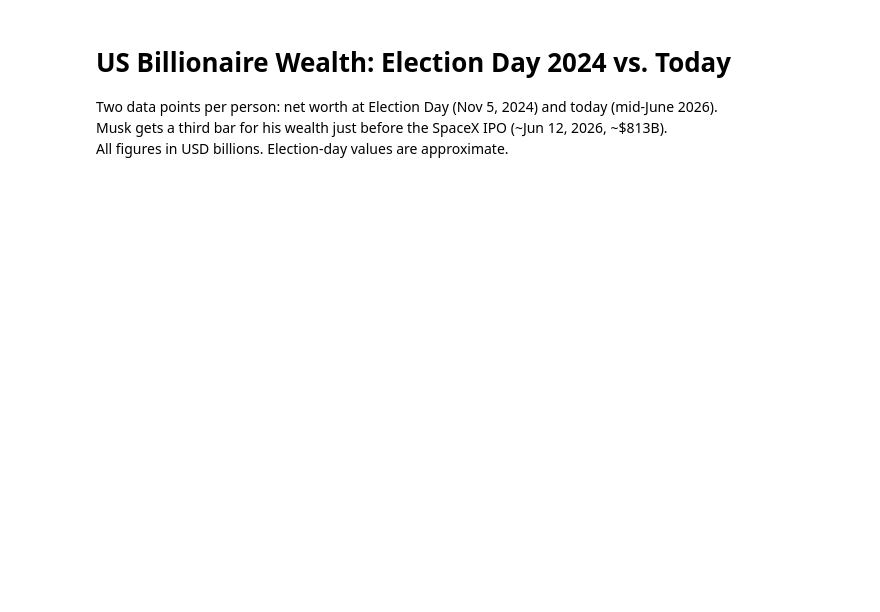
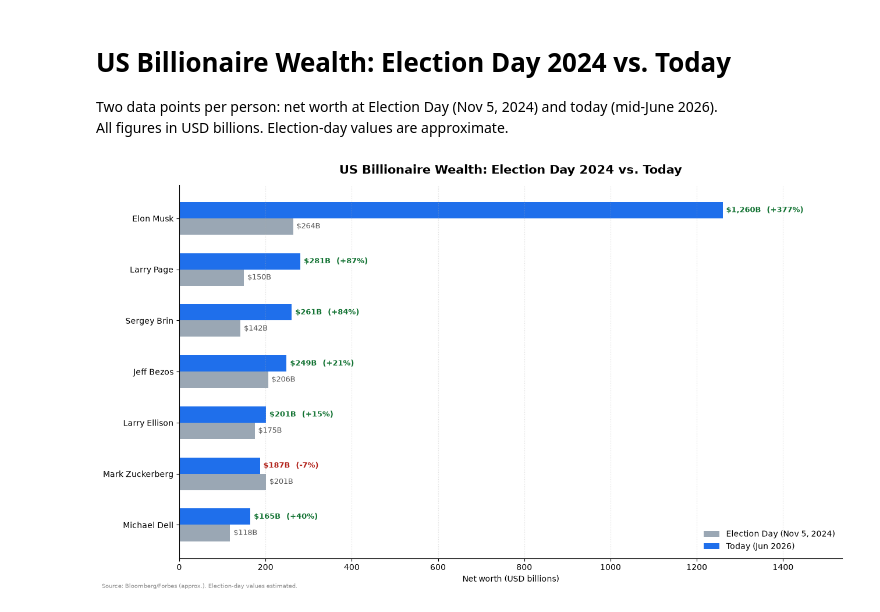
Before and after one commit to Zekda96/social-figures, a Jupyter notebook: billionaire_wealth_chart_v1.ipynb, the cells around one changed output. Cells and saved outputs as stored; diff of their text form; code cells hidden in the pictures; blank space fills up the shorter version.

Commit message:
Fix versioning: v1 is two-bar chart, v2 adds pre-IPO Musk bar; delete loose PNGs
Co-Authored-By: Claude Sonnet 4.6 <noreply@anthropic.com>

```diff
--- a/billionaire_wealth_chart_v1.ipynb
+++ b/billionaire_wealth_chart_v1.ipynb
@@ -2,7 +2,6 @@
 # US Billionaire Wealth: Election Day 2024 vs. Today
 
 Two data points per person: net worth at Election Day (Nov 5, 2024) and today (mid-June 2026).
-Musk gets a third bar for his wealth just before the SpaceX IPO (~Jun 12, 2026, ~$813B).
 All figures in USD billions. Election-day values are approximate.
 # %%
 import matplotlib.pyplot as plt
@@ -27,54 +24,46 @@ before = np.array([v[0] for _, v in order], dtype=float)
 now    = np.array([v[1] for _, v in order], dtype=float)
 pct    = (now - before) / before * 100.0
 
-musk_idx = names.index("Elon Musk")
 y     = np.arange(len(names))
-bar_h = 0.26
+bar_h = 0.32
 
 fig, ax = plt.subplots(figsize=(13, 7.5))
 
-bars_before = ax.barh(y + bar_h, before, height=bar_h,
+bars_before = ax.barh(y + bar_h / 2, before, height=bar_h,
                       label="Election Day (Nov 5, 2024)", color="#9aa7b4")
-bar_pre_ipo = ax.barh(musk_idx, MUSK_PRE_IPO, height=bar_h,
-                      label="Pre-SpaceX IPO (Jun 2026)", color="#f0a030")
-bars_now    = ax.barh(y - bar_h, now, height=bar_h,
+bars_now    = ax.barh(y - bar_h / 2, now, height=bar_h,
                       label="Today (Jun 2026)", color="#1f6feb")
 
 for b in bars_before:
     w = b.get_width()
     ax.text(w + 8, b.get_y() + b.get_height() / 2,
             f"${w:,.0f}B", va="center", ha="left", fontsize=9, color="#555")
-
-pct_pre = (MUSK_PRE_IPO - before[musk_idx]) / before[musk_idx] * 100
-b0 = bar_pre_ipo[0]
-ax.text(MUSK_PRE_IPO + 8, b0.get_y() + b0.get_height() / 2,
-        f"${MUSK_PRE_IPO:,.0f}B  (+{pct_pre:.0f}%)",
-        va="center", ha="left", fontsize=9, fontweight="bold", color="#a06000")
 
 for b, p in zip(bars_now, pct):
     w = b.get_width()
     sign  = "+" if p >= 0 else ""
     color = "#137333" if p >= 0 else "#b3261e"
     ax.text(w + 8, b.get_y() + b.get_height() / 2,
             f"${w:,.0f}B  ({sign}{p:.0f}%)",
             va="center", ha="left", fontsize=9, fontweight="bold", color=color)
 
 ax.set_yticks(y)
 ax.set_yticklabels(names)
 ax.invert_yaxis()
 ax.set_xlabel("Net worth (USD billions)")
 ax.set_title("US Billionaire Wealth: Election Day 2024 vs. Today",
              fontsize=15, fontweight="bold", pad=14)
-ax.set_xlim(0, max(now) * 1.18)
+ax.set_xlim(0, max(now) * 1.22)
 ax.legend(loc="lower right", frameon=False)
 ax.spines["top"].set_visible(False)
 ax.spines["right"].set_visible(False)
 ax.grid(axis="x", linestyle=":", alpha=0.4)
 
 fig.text(0.01, 0.01,
-         "Source: Bloomberg/Forbes (approx.). Election-day values estimated. "
-         "Musk pre-IPO figure from Bloomberg Billionaires Index, ~Jun 11 2026.",
+         "Source: Bloomberg/Forbes (approx.). Election-day values estimated.",
          fontsize=7, color="#888")
 
 plt.tight_layout()
 plt.show()
+# %% [output]
+[figure, added]
```
Also changed, not shown: parts of 1 cell of this notebook, 1 other file.
